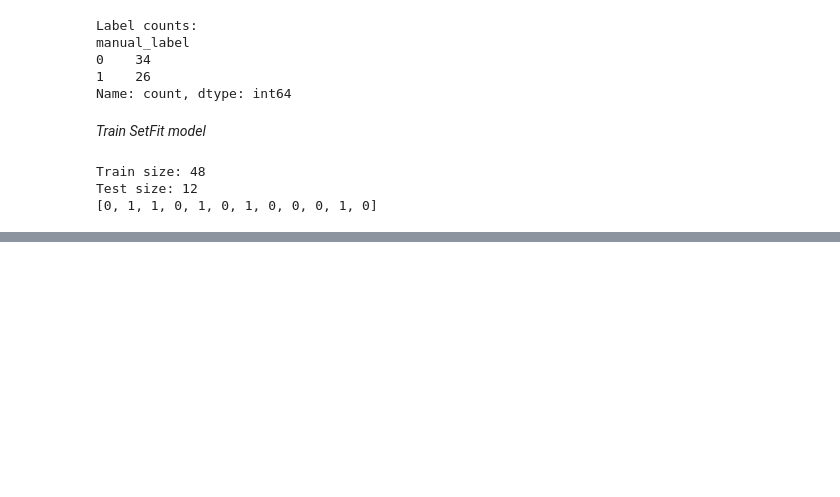
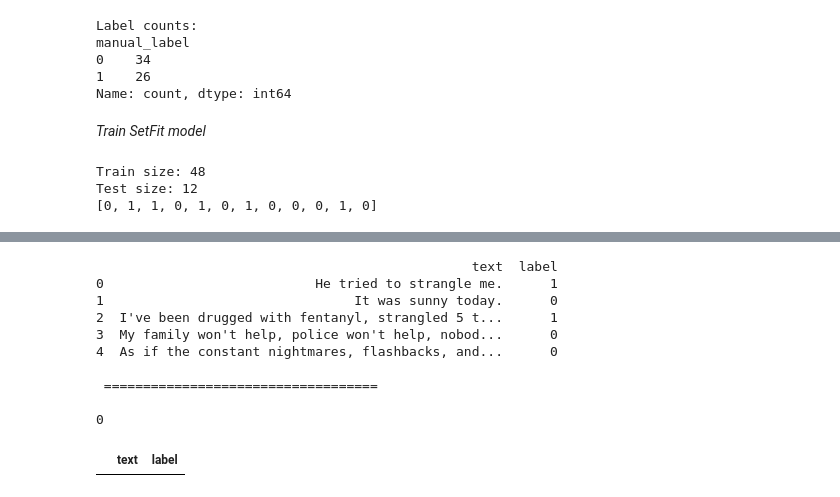
Before and after one commit to alex-jk/SE-reddit-analysis, a Jupyter notebook: reddit-analysis.ipynb, the cells around one changed output, grey strips where cells are left out. Cells and saved outputs as stored; diff of their text form; code cells hidden in the pictures; blank space fills up the shorter version.

```diff
--- a/reddit-analysis.ipynb
+++ b/reddit-analysis.ipynb
@@ -421,0 +495,20 @@ Error: Trainer.__init__() got an unexpected keyword argument 'loss'
+# %%
+sentence_df = pd.read_csv("sample_sentences.csv")
+
+print(sentence_df.head())
+
+print("\n =================================== \n")
+print(sentence_df['label'].isna().sum())
+sentence_df[sentence_df['label'].isna()]
+# %% [output]
+                                                text  label
+0                           He tried to strangle me.      1
+1                                It was sunny today.      0
+2  I've been drugged with fentanyl, strangled 5 t...      1
+3  My family won't help, police won't help, nobod...      0
+4  As if the constant nightmares, flashbacks, and...      0
+
+ ===================================
+
+0
+|  | text | label |
```
Also changed, not shown: parts of 12 cells of this notebook, 1 other file.
